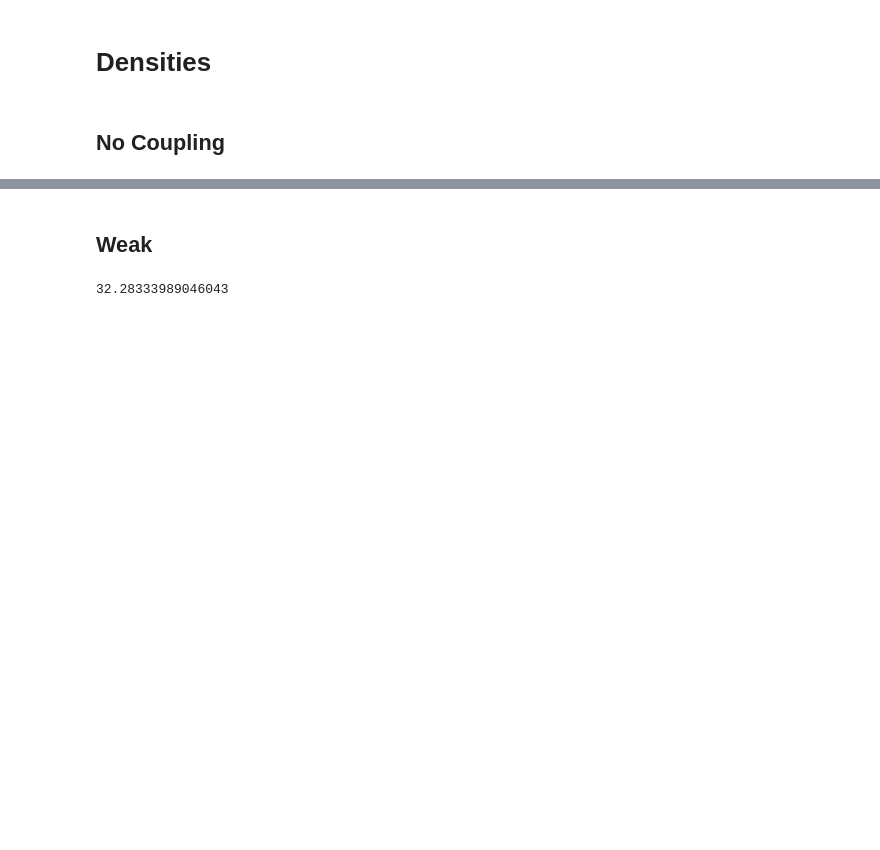
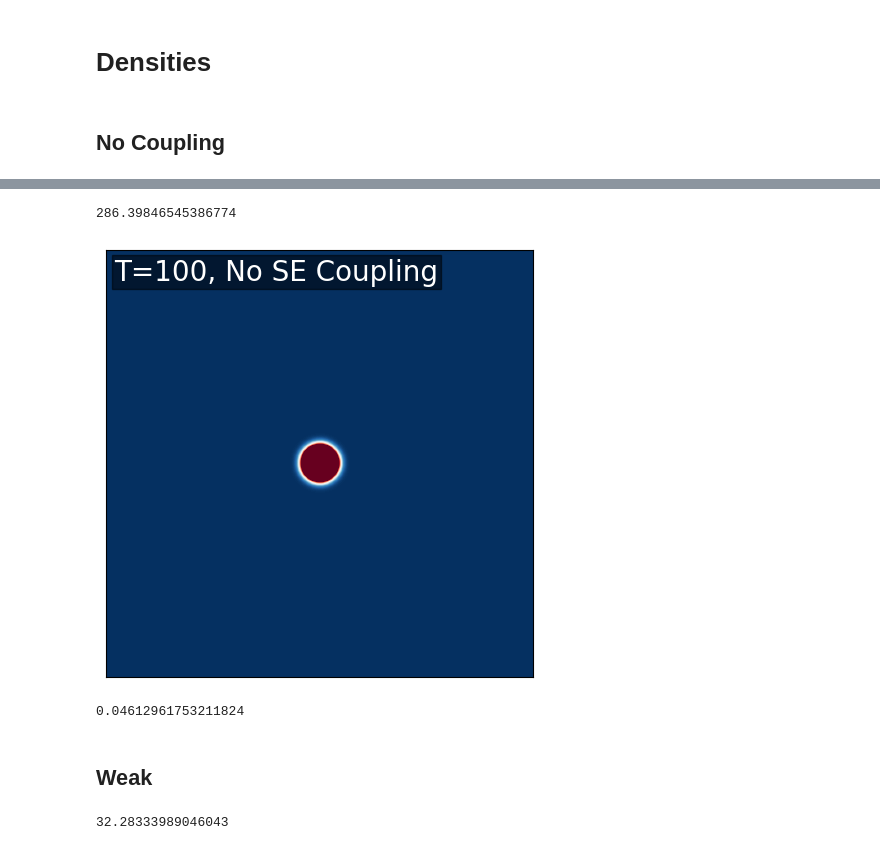
Before and after one commit to KristianWold/eddqc, a Jupyter notebook: analysis/baseline_comparison/Spectral_Densities.ipynb, the cells around one changed output, grey strips where cells are left out. Saved outputs shown, nothing was run; the diff lists cells and outputs as text; code cells hidden in the pictures; blank space fills up the shorter version.

```diff
--- a/analysis/baseline_comparison/Spectral_Densities.ipynb
+++ b/analysis/baseline_comparison/Spectral_Densities.ipynb
@@ -190,4 +195,36 @@ r_std_noCoupling.append(r_std)
 0.1657845040255153
+# %%
+n = 4
+
+model_list = pkl.load(open(f'models/integrable_baseline_model_{n}_L=100.model', 'rb'))
+
+loss_list = []
+spectrum_list = []
+csr_integrable_list = []
+for model in model_list:
+    loss = model.logger.loss_list[0][-1]
+    loss_list.append(loss)
+
+    channel = model.channel
+    spectrum = channel_spectrum(channel, keep_unity=False)
+
+    spectrum_list.append(spectrum)
+
+spectrum = Spectrum(spectrum_list)
+plot_spectrum(spectrum, 'figures/integrable_spectrum_L=100.svg', x_ticks=False, y_ticks=False, label="T=100, No SE Coupling")
+
+r = spectrum_to_radial(spectrum)
+r_mean = np.mean(r)
+r_std = np.std(r)
+
+print(r_mean)
+
+r_list_noCoupling.append(r_mean)
+r_std_noCoupling.append(r_std)
+# %% [output]
+286.39846545386774
+[figure, added]
+0.04612961753211824
 # %% [markdown]
 ## Weak
 # %%
```
Also changed, not shown: parts of 12 cells of this notebook, 24 other files.
